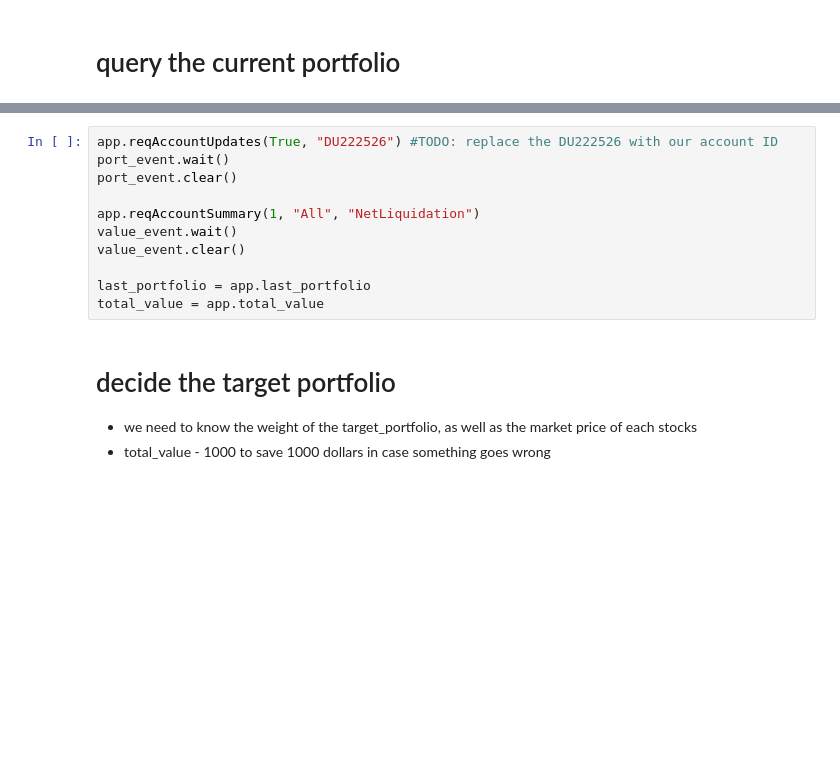
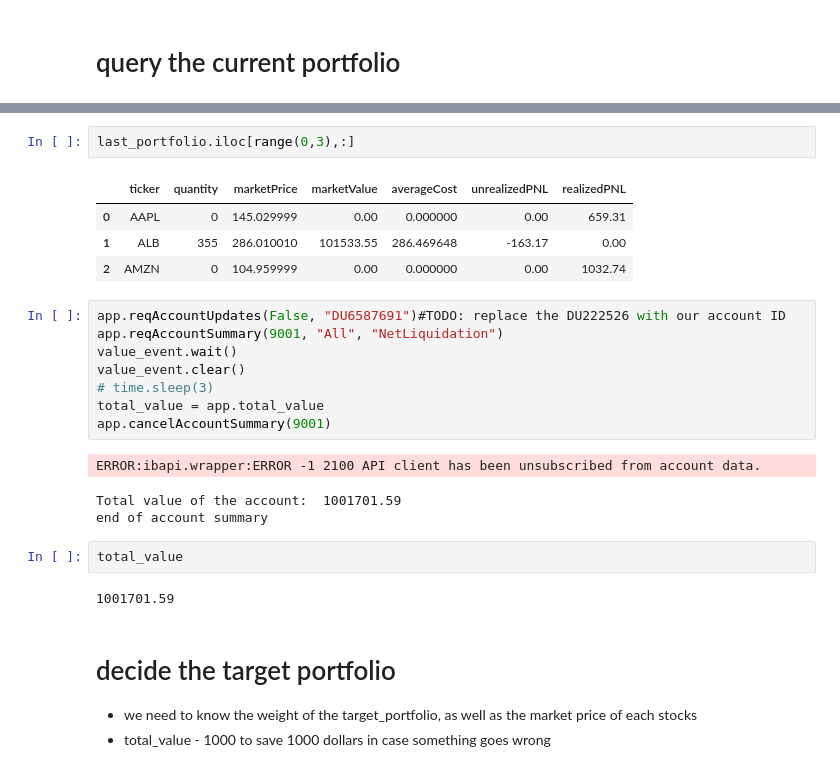
Before and after one commit to vvaaqqw/821_project-trading-strategy-, a Jupyter notebook: simple_mult_strategy.ipynb, the cells around one changed output, grey strips where cells are left out. Saved outputs shown, nothing was run; the diff lists cells and outputs as text; blank space fills up the shorter version.

Commit message:
fixed error

```diff
--- a/simple_mult_strategy.ipynb
+++ b/simple_mult_strategy.ipynb
@@ -266,14 +276,26 @@ Try using .loc[row_indexer,col_indexer] = value instead
+# %%
+last_portfolio.iloc[range(0,3),:]
+# %% [output]
+|  | ticker | quantity | marketPrice | marketValue | averageCost | unrealizedPNL | realizedPNL |
+| 0 | AAPL | 0 | 145.029999 | 0.00 | 0.000000 | 0.00 | 659.31 |
+| 1 | ALB | 355 | 286.010010 | 101533.55 | 286.469648 | -163.17 | 0.00 |
+| 2 | AMZN | 0 | 104.959999 | 0.00 | 0.000000 | 0.00 | 1032.74 |
 # %%
-app.reqAccountUpdates(True, "DU222526") #TODO: replace the DU222526 with our account ID
-port_event.wait()
-port_event.clear()
-
-app.reqAccountSummary(1, "All", "NetLiquidation")
+app.reqAccountUpdates(False, "DU6587691")#TODO: replace the DU222526 with our account ID
+app.reqAccountSummary(9001, "All", "NetLiquidation")
 value_event.wait()
 value_event.clear()
-
-last_portfolio = app.last_portfolio
+# time.sleep(3)
 total_value = app.total_value
+app.cancelAccountSummary(9001)
+# %% [output]
+ERROR:ibapi.wrapper:ERROR -1 2100 API client has been unsubscribed from account data.
+Total value of the account:  1001701.59
+end of account summary
+# %%
+total_value
+# %% [output]
+1001701.59
 # %% [markdown]
 # decide the target portfolio
 * we need to know the weight of the target_portfolio, as well as the market price of each stocks
```
Also changed, not shown: parts of 19 cells of this notebook, 1 other file.
